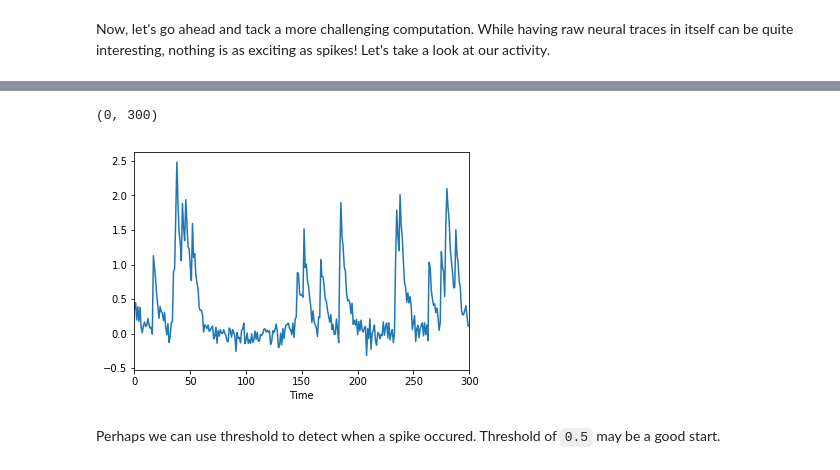
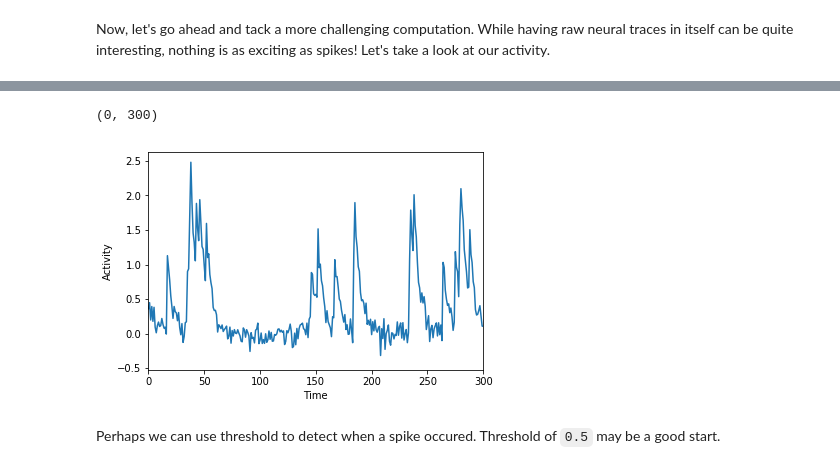
Before and after one commit to datajoint/neuronex_workshop_2018, a Jupyter notebook: 02-Imported and Computed Tables.ipynb, the cells around one changed output, grey strips where cells are left out. Saved outputs shown, nothing was run; the diff lists cells and outputs as text; code cells hidden in the pictures.

```diff
--- a/02-Imported and Computed Tables.ipynb
+++ b/02-Imported and Computed Tables.ipynb
@@ -146,7 +213,7 @@ class Neuron(dj.Imported):
     ---
     activity: longblob    # electric activity of the neuron
     """
-    def _make_tuples(self, key):
+    def make(self, key):
         # use key dictionary to determine the data file path
         data_file = "data/data_{mouse_id}_{session_date}.npy".format(**key)
 
@@ -159,4 +226,4 @@ class Neuron(dj.Imported):
         # insert the key into self
         self.insert1(key)
 
-        print('Populated a neuron for {mouse_id} on {session_date}'.format(**key))
+        print('Populated a neuron for mouse_id={mouse_id} on session_date={session_date}'.format(**key))
@@ -265,4 +477,7 @@ ActivityStatistics()
 # Spike detection
 # %% [markdown]
 Now, let's go ahead and tack a more challenging computation. While having raw neural traces in itself can be quite interesting, nothing is as exciting as spikes! Let's take a look at our activity.
+# %%
+# get all keys
+keys = Neuron.fetch('KEY')
 # %%
@@ -283,10 +498,15 @@ activity = activities[0]
+# %%
+key = keys[0]
+# %%
+activity = (Neuron & key).fetch1('activity')
 # %%
 plt.plot(activity)
 plt.xlabel('Time')
+plt.ylabel('Activity')
 plt.xlim([0, 300])
 # %% [output]
 (0, 300)
-[figure, old version]
+[figure, new version]
 # %% [markdown]
 Perhaps we can use threshold to detect when a spike occured. Threshold of `0.5` may be a good start.
 # %%
```
Also changed, not shown: parts of 75 cells of this notebook, 2 other files.
